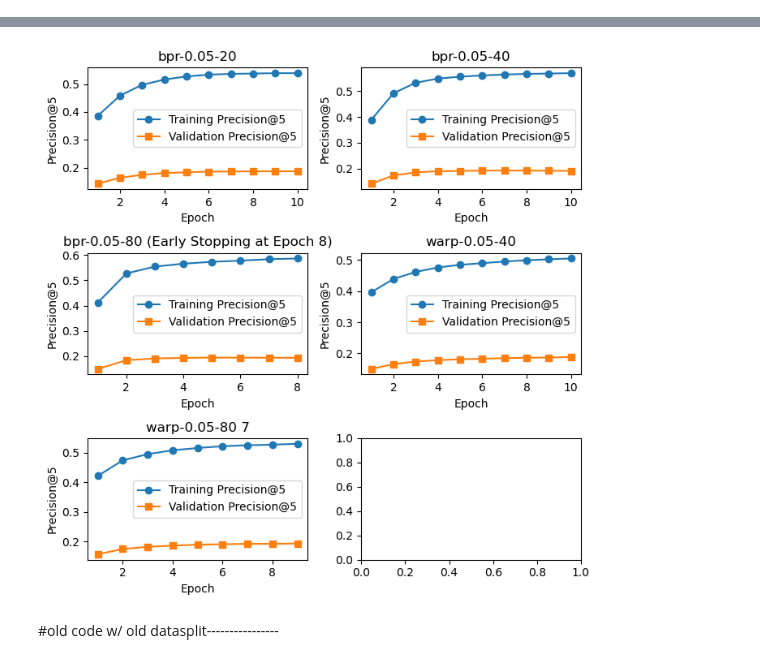
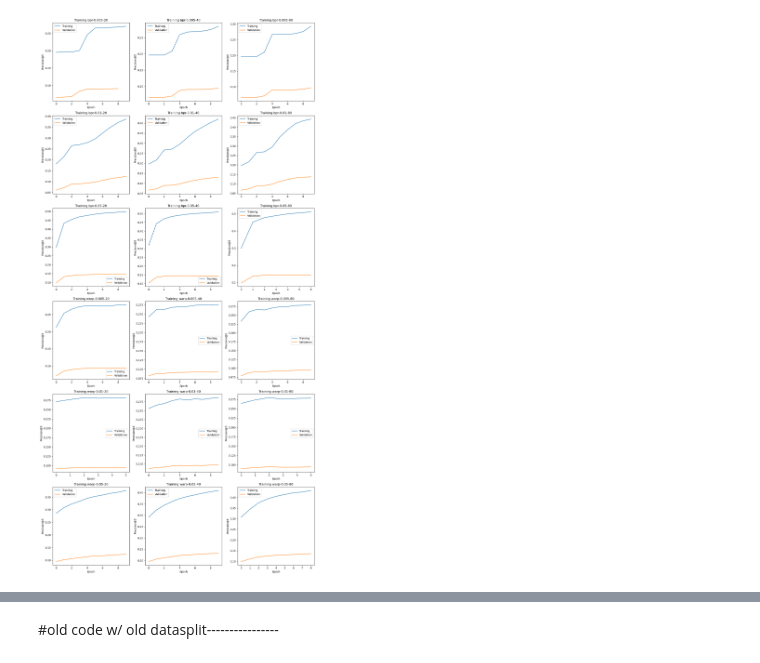
Before and after one commit to BianchiGiulia/practical_work, a Jupyter notebook: fm15.ipynb, the cells around one changed output, grey strips where cells are left out. Drawn from its saved outputs; the diff is of its cells as text; code cells hidden in the pictures.

```diff
--- a/fm15.ipynb
+++ b/fm15.ipynb
@@ -230,3 +108,22 @@ print('All results:', results)
+# %%
+num_models = len(results)
+rows = (num_models + 2) // 3
+fig, axes = plt.subplots(rows, 3, figsize=(15, 5 * rows))
+axes = axes.flatten()
+for idx, (key, data) in enumerate(results.items()):
+    ax = axes[idx]
+    ax.plot(data['Training Precision@5'], label='Training')
+    ax.plot(data['Validation Precision@5'], label='Validation')
+    ax.set_title(key)
+    ax.set_xlabel('Epoch')
+    ax.set_ylabel('Precision@5')
+    ax.legend()
+for ax in axes[num_models:]:
+    ax.set_visible(False)
+plt.tight_layout()
+plt.show()
+# %% [output]
+[figure, added]
 # %% [markdown]
 second grid search (precision@5 on validation set): <br>
 **lr**: 0.005 and 0.01 slow but consistent learning, 0.05 too big, fast but stuck around epoch 7<br>
@@ -245,58 +142,6 @@ second grid search (precision@5 on validation set): <br>
 | 8     | 0.12377      | 0.12726      | 0.13271      | 0.14462     | 0.14831     | 0.15855     | 0.18667     | 0.19263     | 0.19404     | 0.10533       | 0.11826       | 0.11887       | 0.12779      | 0.13264      | 0.13958      | 0.17236      | 0.18617      | 0.19238      |
 | 9     | 0.12590      | 0.13027      | 0.13663      | 0.14635     | 0.15134     | 0.16282     | 0.18688     | 0.19199     | -     | 0.10787       | 0.11961       | 0.12160       | 0.12931      | 0.13381      | 0.14149      | 0.17375      | 0.18669      | 0.19324      |
 | 10    | 0.12926      | 0.13307      | 0.13961      | 0.14828     | 0.15394     | 0.16661     | 0.18686     | 0.19159     | -     | 0.10931       | 0.12094       | 0.12195       | 0.12994      | 0.13461      | 0.14248      | 0.17467      | 0.18824      | 0.19404      |
-# %%
-epochs = list(range(1, 11))
-fig, axes = plt.subplots(nrows=3, ncols=2, figsize=(7, 7))
-fig.subplots_adjust(hspace=0.3, wspace=0.2)
-
-#bpr-0.05-20
-axes[0, 0].plot(epochs, bpr_005_20_training, 'o-', label='Training Precision@5')
-axes[0, 0].plot(epochs, bpr_005_20_validation, 's-', label='Validation Precision@5')
-axes[0, 0].set_title('bpr-0.05-20')
-axes[0, 0].set_xlabel('Epoch')
-axes[0, 0].set_ylabel('Precision@5')
-axes[0, 0].legend()
-
-#bpr-0.05-40
-axes[0, 1].plot(epochs, bpr_005_40_training, 'o-', label='Training Precision@5')
-axes[0, 1].plot(epochs, bpr_005_40_validation, 's-', label='Validation Precision@5')
-axes[0, 1].set_title('bpr-0.05-40')
-axes[0, 1].set_xlabel('Epoch')
-axes[0, 1].set_ylabel('Precision@5')
-axes[0, 1].legend()
-
-#bpr-0.05-80
-axes[1, 0].plot(epochs[:-2], bpr_005_80_training[:-2], 'o-', label='Training Precision@5')
-axes[1, 0].plot(epochs[:-2], bpr_005_80_validation[:-2], 's-', label='Validation Precision@5')
-axes[1, 0].set_title('bpr-0.05-80 (Early Stopping at Epoch 8)')
-axes[1, 0].set_xlabel('Epoch')
-axes[1, 0].set_ylabel('Precision@5')
-axes[1, 0].legend()
-
-#warp-0.05-40
-axes[1, 1].plot(epochs, warp_005_40_training, 'o-', label='Training Precision@5')
-axes[1, 1].plot(epochs, warp_005_40_validation, 's-', label='Validation Precision@5')
-axes[1, 1].set_title('warp-0.05-40')
-axes[1, 1].set_xlabel('Epoch')
-axes[1, 1].set_ylabel('Precision@5')
-axes[1, 1].legend()
-
-#warp-0.05-80
-axes[2, 0].plot(epochs[:-1], warp_005_80_training[:-1], 'o-', label='Training Precision@5')
-axes[2, 0].plot(epochs[:-1], warp_005_80_validation[:-1], 's-', label='Validation Precision@5')
-axes[2, 0].set_title('warp-0.05-80 7')
-axes[2, 0].set_xlabel('Epoch')
-axes[2, 0].set_ylabel('Precision@5')
-axes[2, 0].legend()
-
-plt.tight_layout()
-
-plt.show()
-
-#not much learning
-# %% [output]
-[figure, removed]
 # %% [markdown]
 #old code w/ old datasplit----------------
 # %% [markdown]
```
Also changed, not shown: parts of 11 cells of this notebook.
